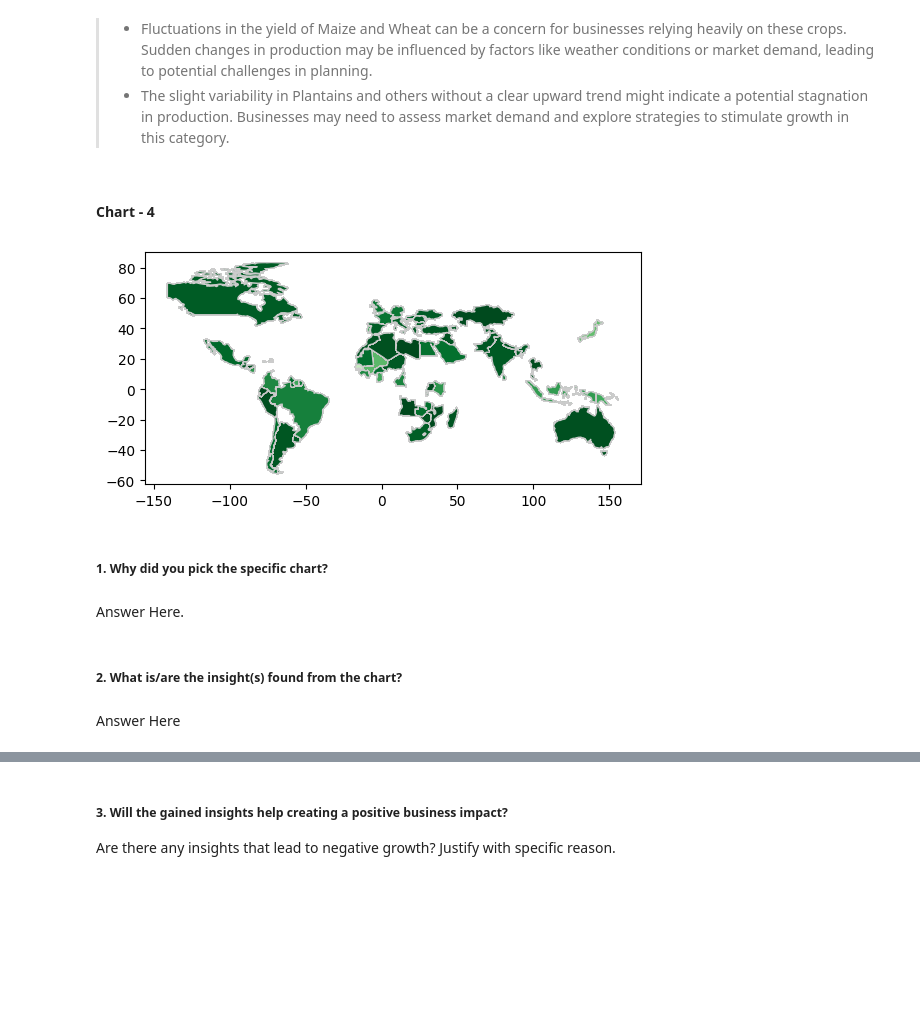
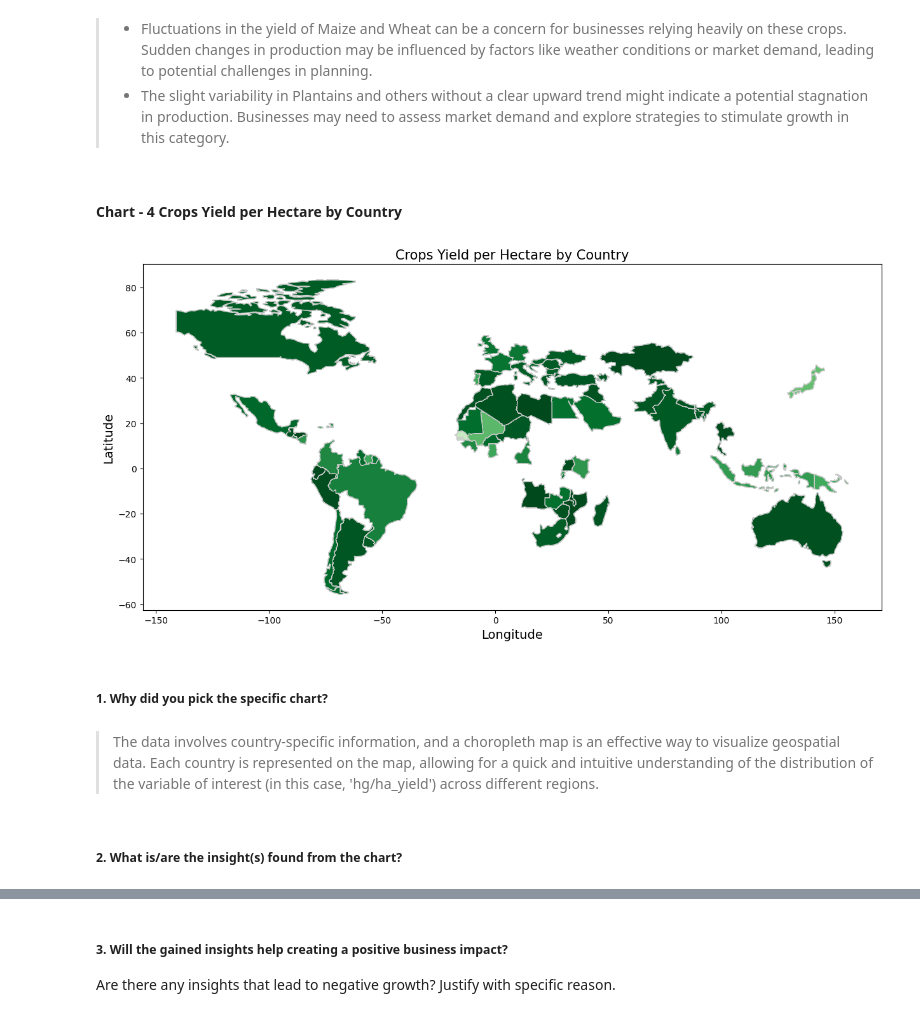
Before and after one commit to Electra89/Supervised_ML_Crop_Yield_Prediction, a Jupyter notebook: Supervised_ML_Crop_Yield_Prediction.ipynb, the cells around one changed output, grey strips where cells are left out. Drawn from its saved outputs; the diff is of its cells as text; code cells hidden in the pictures; blank space fills up the shorter version.

```diff
--- a/Supervised_ML_Crop_Yield_Prediction.ipynb
+++ b/Supervised_ML_Crop_Yield_Prediction.ipynb
@@ -373,4 +370,4 @@ Are there any insights that lead to negative growth? Justify with specific reaso
 > - Fluctuations in the yield of Maize and Wheat can be a concern for businesses relying heavily on these crops. Sudden changes in production may be influenced by factors like weather conditions or market demand, leading to potential challenges in planning.
 > - The slight variability in Plantains and others without a clear upward trend might indicate a potential stagnation in production. Businesses may need to assess market demand and explore strategies to stimulate growth in this category.
 # %% [markdown]
-#### Chart - 4
+#### Chart - 4 Crops Yield per Hectare by Country
@@ -385,15 +374,32 @@ merged_data = data.merge(df, left_on='NAME', right_on='Area', how='left')
-# %%
-# fig, ax = plt.subplots(figsize=(15, 10))
-merged_data.plot( column='hg/ha_yield', cmap='Greens_r', linewidth=0.8, edgecolor='0.8')
-# plt.title("Countries")
-plt.show()
-# %% [output]
-[figure, removed]
+# %%
+
+# GeoJSON URL for country boundaries
+geojson_url = "https://raw.githubusercontent.com/nvkelso/natural-earth-vector/master/geojson/ne_110m_admin_0_countries.geojson"
+
+# Read GeoJSON data into a GeoDataFrame
+world_map = gpd.read_file(geojson_url)
+merged_data = world_map.merge(df, left_on='NAME', right_on='Area', how='left')
+
+# Plotting
+fig, ax = plt.subplots(figsize=(15, 10))
+
+# Use 'hg/ha_yield' column for coloring the map
+merged_data.plot(column='hg/ha_yield', cmap='Greens_r', linewidth=0.8, edgecolor='0.8', ax=ax)
+
+# Adding a title to the plot
+ax.set_title("Crops Yield per Hectare by Country", fontsize=15)
+
+# Adding labels for the x and y axes
+ax.set_xlabel("Longitude", fontsize=14)
+ax.set_ylabel("Latitude", fontsize=14)
+
+# Show the plot
+plt.show()
+# %% [output]
+[figure, added]
 # %% [markdown]
 ##### 1. Why did you pick the specific chart?
-# %% [markdown]
-Answer Here.
+# %% [markdown]
+> The data involves country-specific information, and a choropleth map is an effective way to visualize geospatial data. Each country is represented on the map, allowing for a quick and intuitive understanding of the distribution of the variable of interest (in this case, 'hg/ha_yield') across different regions.
 # %% [markdown]
 ##### 2. What is/are the insight(s) found from the chart?
-# %% [markdown]
-Answer Here
```
Also changed, not shown: parts of 47 cells of this notebook.
